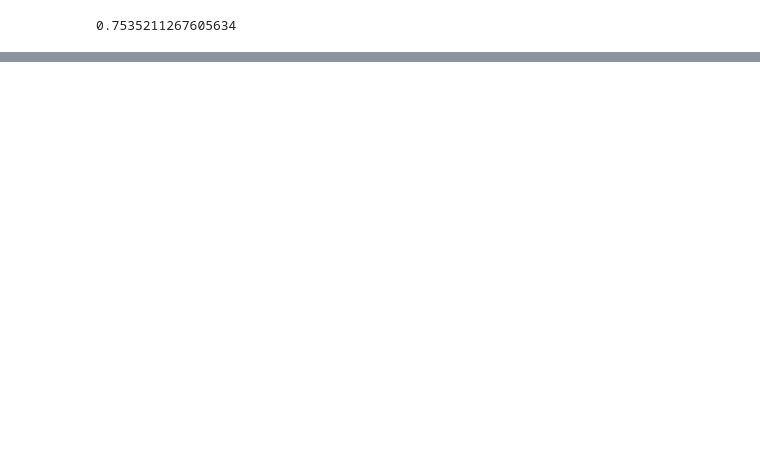
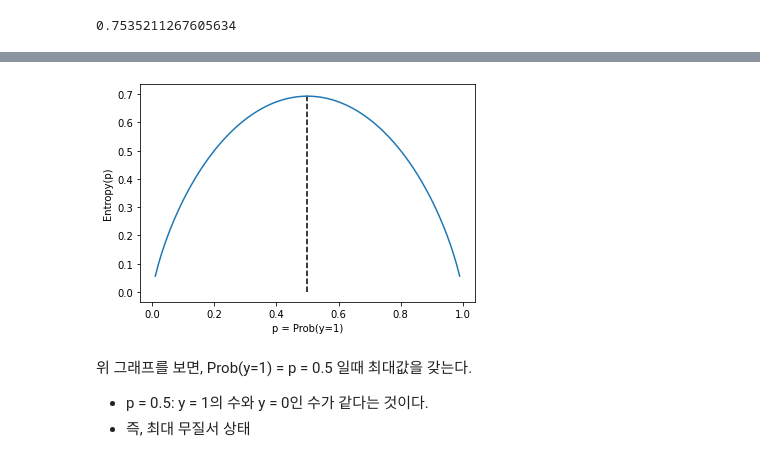
Before and after one commit to kvvonhyuntae/Data---Analysis-2021.11, a Jupyter notebook: MLStart/03.01.sklearn_ begin.ipynb, the cells around one changed output, grey strips where cells are left out. Cells and saved outputs as stored; diff of their text form; code cells hidden in the pictures; blank space fills up the shorter version.

```diff
--- a/MLStart/03.01.sklearn_ begin.ipynb
+++ b/MLStart/03.01.sklearn_ begin.ipynb
@@ -402,0 +456,8 @@ m2.score(X_train, y_train)
+# %%
+MIN = 10**(-8)
+def entropy(arr):
+    Ps = arr / arr.sum()
+    return - Ps.dot(np.log(Ps + MIN))
+def Igain(root, left, right):
+    n, nl, nr = root.sum(), left.sum(), right.sum()
+    return entropy(root) - (nl/n * entropy(left) + nr/n * entropy(right) )
@@ -402,0 +482,3 @@ m2.score(X_train, y_train)
+# %%
+p = np.arange(0.01, 1., 0.01)
+p
@@ -402,0 +495,16 @@ m2.score(X_train, y_train)
+# %%
+q = 1 - p
+pq = np.hstack([p.reshape((-1,1)), q.reshape((-1,1))])
+ents = pd.DataFrame(pq).agg(entropy, axis=1)
+
+import matplotlib.pyplot as plt
+_ = plt.plot(p, ents.values)
+plt.xlabel("p = Prob(y=1)")
+_ = plt.ylabel("Entropy(p)")
+_ = plt.vlines(.5, 0., .7, 'k', '--')
+# %% [output]
+[figure, added]
+# %% [markdown]
+위 그래프를 보면, Prob(y=1) = p = 0.5 일때 최대값을 갖는다.
+- p = 0.5: y = 1의 수와 y = 0인 수가 같다는 것이다.
+- 즉, 최대 무질서 상태
```
Also changed, not shown: parts of 35 cells of this notebook, 2 other files.
